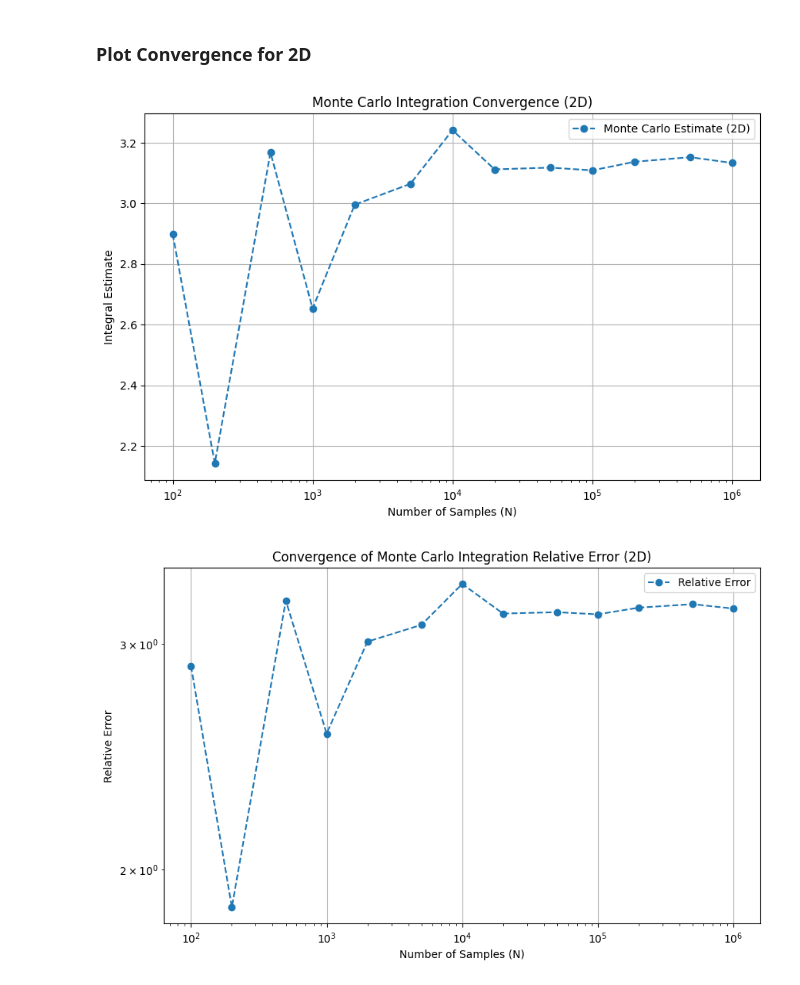
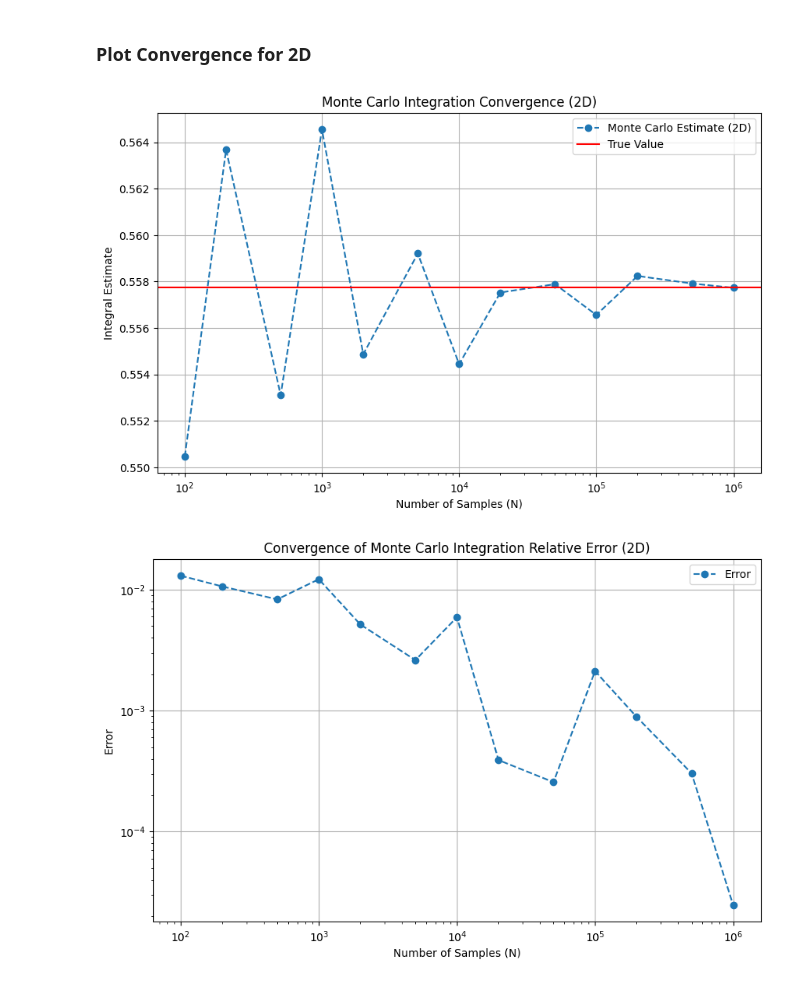
Before and after one commit to michael-099/Monte-Carlo-for-Evaluating-Random-Number-Generators, a Jupyter notebook: Monte Carlo for Evaluating Random Number Generators.ipynb, the cells around one changed output. Cells and saved outputs as stored; diff of their text form; code cells hidden in the pictures.

```diff
--- a/Monte Carlo for Evaluating Random Number Generators.ipynb
+++ b/Monte Carlo for Evaluating Random Number Generators.ipynb
@@ -194,34 +195,41 @@ def monte_carlo_integral_2d(func, a, b, N):
 # %% [markdown]
 ### Monte Carlo Results for 2D
 # %%
-mc_results_2d = [monte_carlo_integral_2d(f_2d, a, b, N) for N in N_values]
+mc_results_2d = [monte_carlo_integral_2d(f_2d, 0, 1, N) for N in N_values]
+# %%
+true_value, _ = dblquad(f_2d, 0, 1, lambda x: 0, lambda x: 1)
 # %% [markdown]
 ### Plot Convergence for 2D
 # %%
+# Plotting the Monte Carlo estimates with the actual value line
 plt.figure(figsize=(10, 6))
 plt.plot(N_values, mc_results_2d, label="Monte Carlo Estimate (2D)", marker='o', linestyle='--')
+
+# Draw a horizontal line for the true value
+plt.axhline(true_value, color='r', linestyle='-', label="True Value")
+
 plt.xlabel("Number of Samples (N)")
 plt.ylabel("Integral Estimate")
 plt.title("Monte Carlo Integration Convergence (2D)")
 plt.xscale('log')
 plt.legend()
 plt.grid()
 plt.show()
 # %% [output]
-[figure, old version]
+[figure, new version]
 # %%
 relative_errors = [abs(result - true_value) / abs(true_value) for result in mc_results_2d]
 
 # Plotting the relative error vs number of samples (log-log scale)
 plt.figure(figsize=(10, 6))
-plt.plot(N_values, relative_errors, label="Relative Error", marker='o', linestyle='--')
+plt.plot(N_values, relative_errors, label="Error", marker='o', linestyle='--')
 plt.yscale('log')  # Log scale for error
 plt.xscale('log')  # Log scale for number of samples
 plt.xlabel("Number of Samples (N)")
-plt.ylabel("Relative Error")
+plt.ylabel("Error")
 plt.title("Convergence of Monte Carlo Integration Relative Error (2D)")
 plt.legend()
 plt.grid(True)
 plt.show()
 # %% [output]
-[figure, old version]
+[figure, new version]
```
Also changed, not shown: parts of 10 cells of this notebook, 1 other file.
